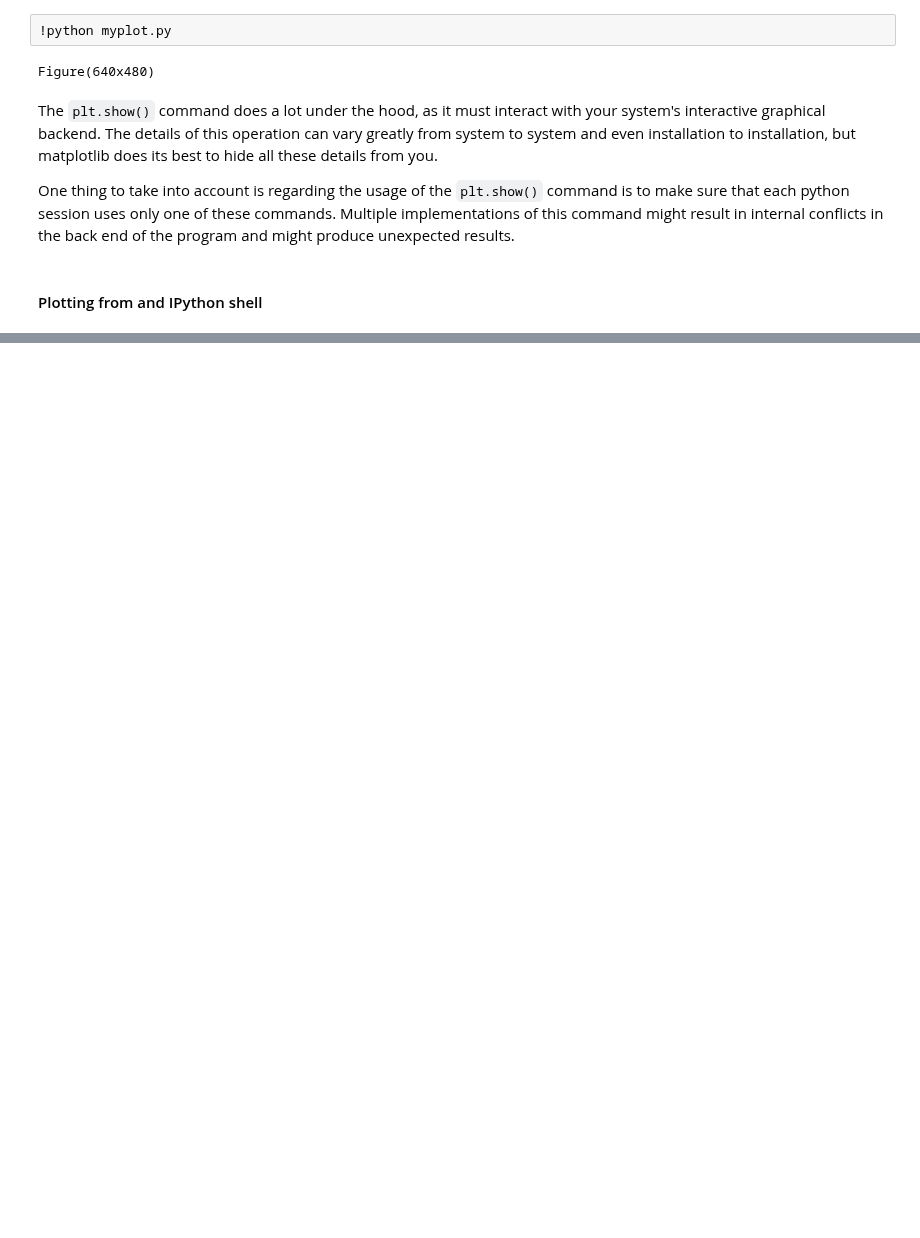
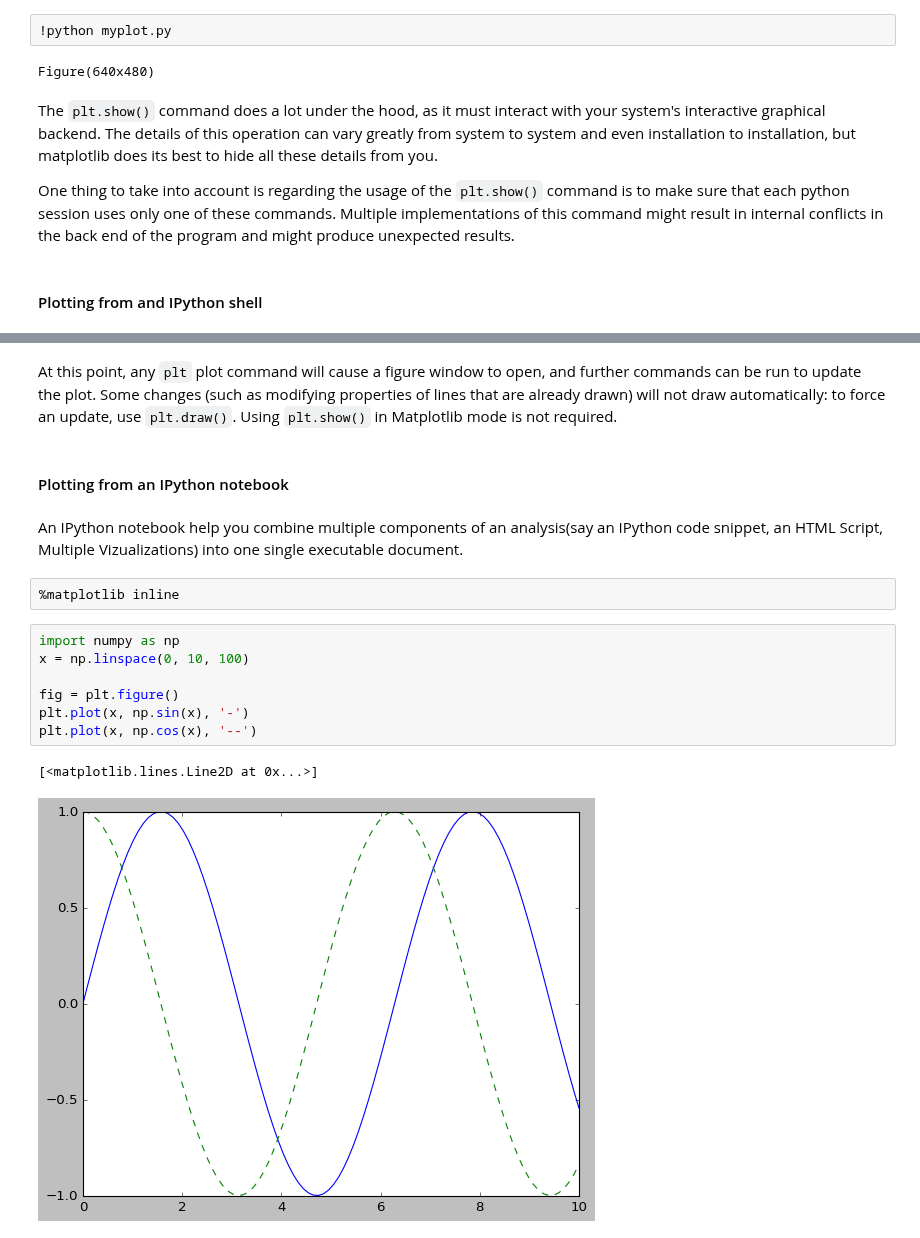
Before and after one commit to denis-james/Self-Learning, a Jupyter notebook: Matplotlib/0. Intro to Visualization with Matplotlib.ipynb, the cells around one changed output, grey strips where cells are left out. Cells and saved outputs as stored; diff of their text form; blank space fills up the shorter version.

```diff
--- a/Matplotlib/0. Intro to Visualization with Matplotlib.ipynb
+++ b/Matplotlib/0. Intro to Visualization with Matplotlib.ipynb
@@ -52,0 +57,18 @@ One thing to take into account is regarding the usage of the `plt.show()` comman
+# %% [markdown]
+At this point, any `plt` plot command will cause a figure window to open, and further commands can be run to update the plot. Some changes (such as modifying properties of lines that are already drawn) will not draw automatically: to force an update, use `plt.draw()`. Using `plt.show()` in Matplotlib mode is not required.
+# %% [markdown]
+#### Plotting from an IPython notebook
+# %% [markdown]
+An IPython notebook help you combine multiple components of an analysis(say an IPython code snippet, an HTML Script, Multiple Vizualizations) into one single executable document.
+# %%
+%matplotlib inline
+# %%
+import numpy as np
+x = np.linspace(0, 10, 100)
+
+fig = plt.figure()
+plt.plot(x, np.sin(x), '-')
+plt.plot(x, np.cos(x), '--')
+# %% [output]
+[<matplotlib.lines.Line2D at 0x...>]
+[figure, added]
```
Also changed, not shown: parts of 3 cells of this notebook.
